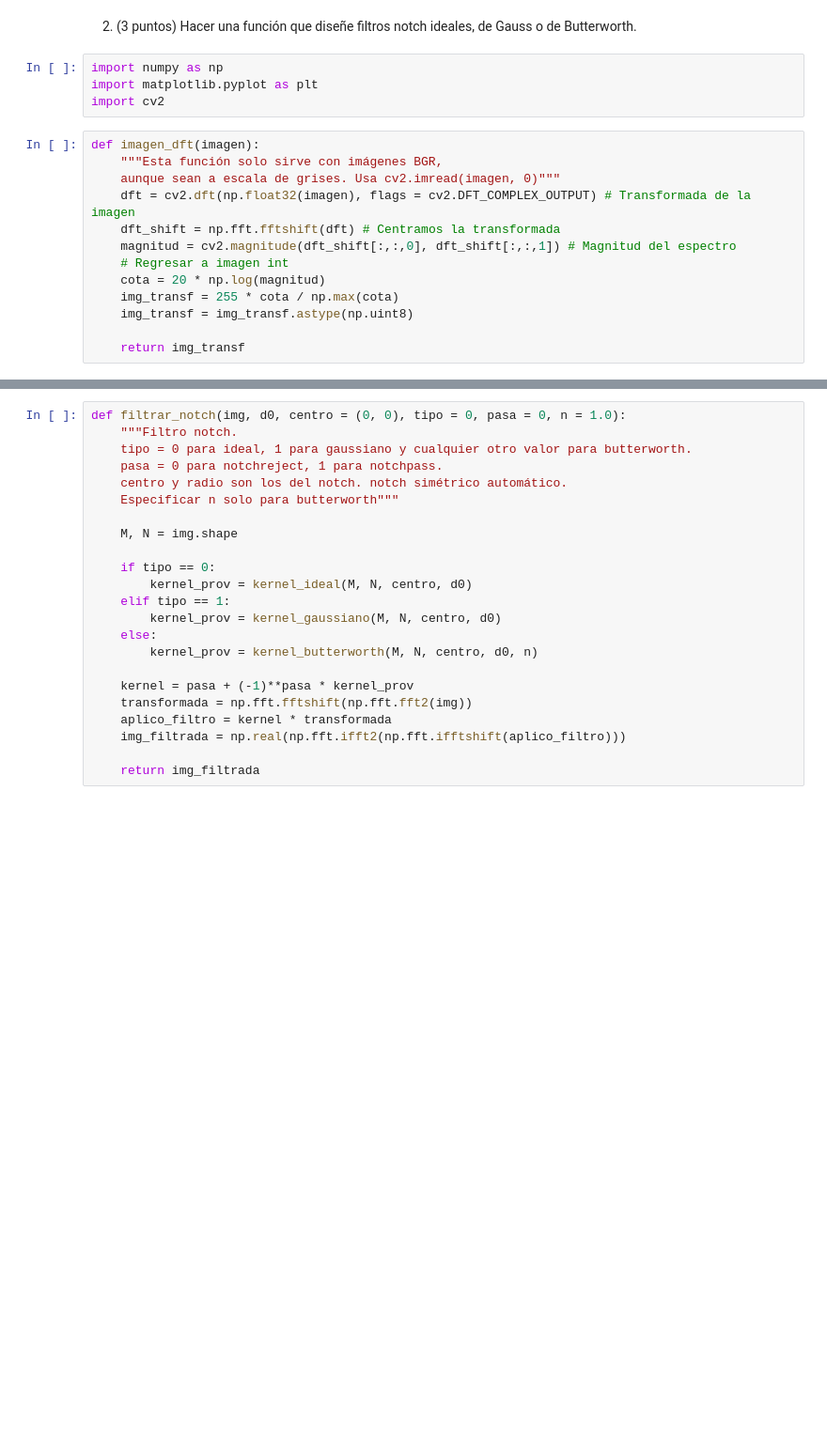
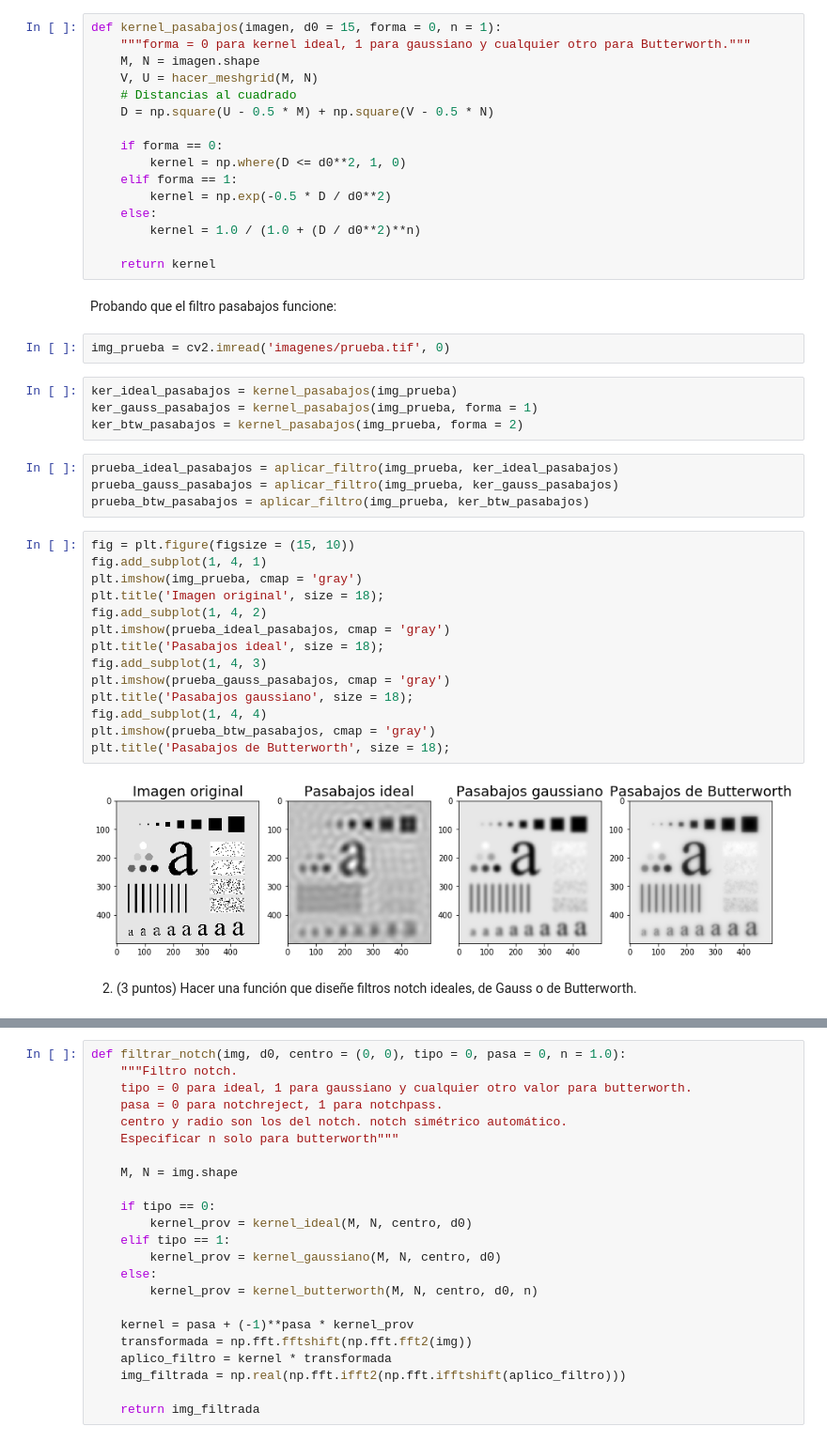
Before and after one commit to Pagutri/MasterFilter, a Jupyter notebook: paty.ipynb, the cells around one changed output, grey strips where cells are left out. Shown at 94% size. Drawn from its saved outputs; the diff is of its cells as text; blank space fills up the shorter version.

Commit message:
Empecé con pasabajos del punto 1

```diff
--- a/paty.ipynb
+++ b/paty.ipynb
@@ -5,20 +43,47 @@
+# %%
+def kernel_pasabajos(imagen, d0 = 15, forma = 0, n = 1):
+    """forma = 0 para kernel ideal, 1 para gaussiano y cualquier otro para Butterworth."""
+    M, N = imagen.shape
+    V, U = hacer_meshgrid(M, N)
+    # Distancias al cuadrado
+    D = np.square(U - 0.5 * M) + np.square(V - 0.5 * N)
+
+    if forma == 0:
+        kernel = np.where(D <= d0**2, 1, 0)
+    elif forma == 1:
+        kernel = np.exp(-0.5 * D / d0**2)
+    else:
+        kernel = 1.0 / (1.0 + (D / d0**2)**n)
+
+    return kernel
+# %% [markdown]
+Probando que el filtro pasabajos funcione:
+# %%
+img_prueba = cv2.imread('imagenes/prueba.tif', 0)
+# %%
+ker_ideal_pasabajos = kernel_pasabajos(img_prueba)
+ker_gauss_pasabajos = kernel_pasabajos(img_prueba, forma = 1)
+ker_btw_pasabajos = kernel_pasabajos(img_prueba, forma = 2)
+# %%
+prueba_ideal_pasabajos = aplicar_filtro(img_prueba, ker_ideal_pasabajos)
+prueba_gauss_pasabajos = aplicar_filtro(img_prueba, ker_gauss_pasabajos)
+prueba_btw_pasabajos = aplicar_filtro(img_prueba, ker_btw_pasabajos)
+# %%
+fig = plt.figure(figsize = (15, 10))
+fig.add_subplot(1, 4, 1)
+plt.imshow(img_prueba, cmap = 'gray')
+plt.title('Imagen original', size = 18);
+fig.add_subplot(1, 4, 2)
+plt.imshow(prueba_ideal_pasabajos, cmap = 'gray')
+plt.title('Pasabajos ideal', size = 18);
+fig.add_subplot(1, 4, 3)
+plt.imshow(prueba_gauss_pasabajos, cmap = 'gray')
+plt.title('Pasabajos gaussiano', size = 18);
+fig.add_subplot(1, 4, 4)
+plt.imshow(prueba_btw_pasabajos, cmap = 'gray')
+plt.title('Pasabajos de Butterworth', size = 18);
+# %% [output]
+[figure, added]
 # %% [markdown]
 2. (3 puntos) Hacer una función que diseñe filtros notch ideales, de Gauss o de Butterworth.
-# %%
-import numpy as np
-import matplotlib.pyplot as plt
-import cv2
-# %%
-def imagen_dft(imagen):
-    """Esta función solo sirve con imágenes BGR,
-    aunque sean a escala de grises. Usa cv2.imread(imagen, 0)"""
-    dft = cv2.dft(np.float32(imagen), flags = cv2.DFT_COMPLEX_OUTPUT) # Transformada de la imagen
-    dft_shift = np.fft.fftshift(dft) # Centramos la transformada
-    magnitud = cv2.magnitude(dft_shift[:,:,0], dft_shift[:,:,1]) # Magnitud del espectro
-    # Regresar a imagen int
-    cota = 20 * np.log(magnitud)
-    img_transf = 255 * cota / np.max(cota)
-    img_transf = img_transf.astype(np.uint8)
-
-    return img_transf
 # %%
```
Also changed, not shown: parts of 20 cells of this notebook, 1 other file.
